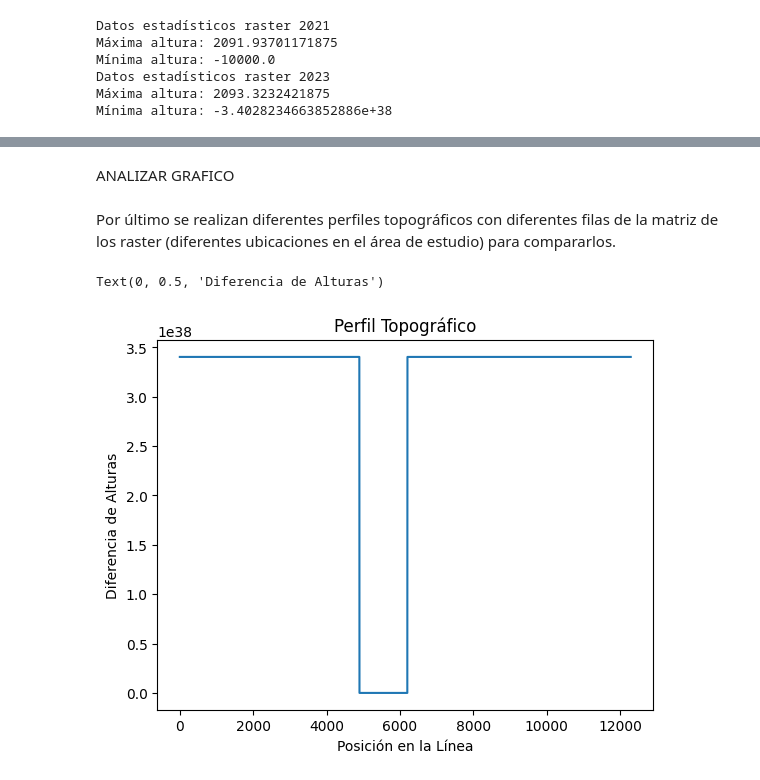
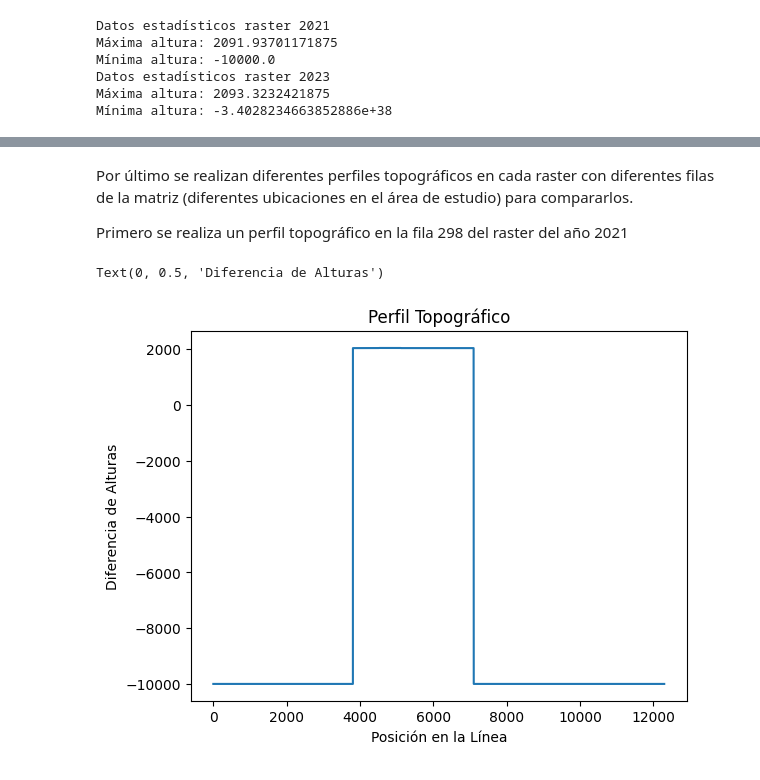
Before and after one commit to jdg16/solucion_giraldo_jupyter, a Jupyter notebook: prueba.ipynb, the cells around one changed output, grey strips where cells are left out. Cells and saved outputs as stored; diff of their text form; code cells hidden in the pictures.

```diff
--- a/prueba.ipynb
+++ b/prueba.ipynb
@@ -462,14 +523,14 @@ Error:
-# %% [markdown]
-ANALIZAR GRAFICO
 # %% [markdown]
-Por último se realizan diferentes perfiles topográficos con diferentes filas de la matriz de los raster (diferentes ubicaciones en el área de estudio) para compararlos.
+Por último se realizan diferentes perfiles topográficos en cada raster con diferentes filas de la matriz (diferentes ubicaciones en el área de estudio) para compararlos.
+
+Primero se realiza un perfil topográfico en la fila 298 del raster del año 2021
 # %%
-fila = 100
-perfil = diferencia_alturas[fila, :]
+fila = 298
+perfil = data_2021[fila, :]
 plt.plot(perfil)
 plt.title("Perfil Topográfico")
 plt.xlabel("Posición en la Línea")
 plt.ylabel("Diferencia de Alturas")
 # %% [output]
 Text(0, 0.5, 'Diferencia de Alturas')
-[figure, old version]
+[figure, new version]
```
Also changed, not shown: parts of 32 cells of this notebook, 3 other files.
